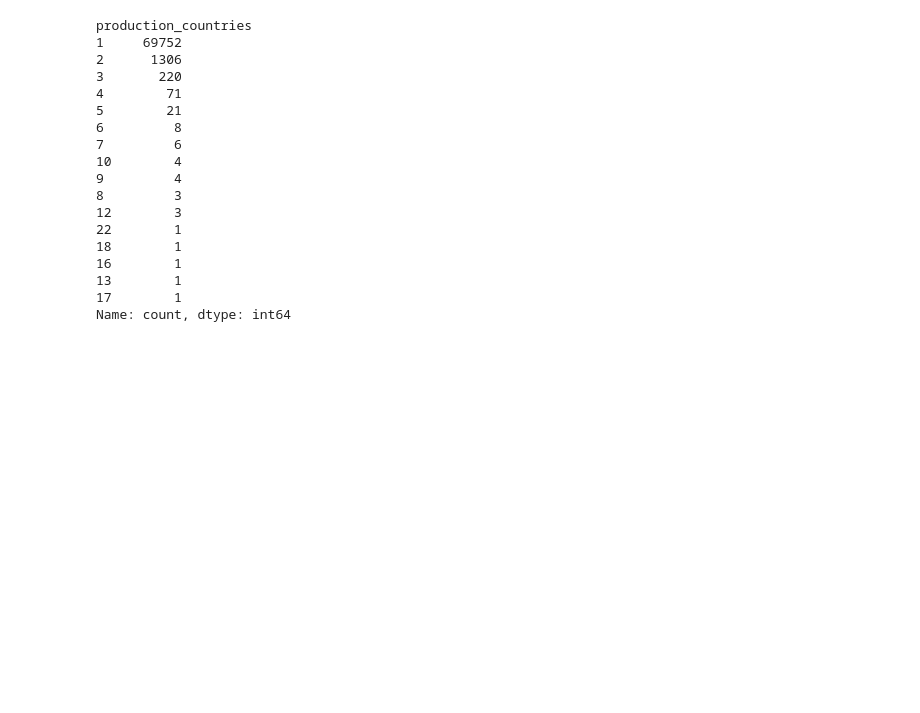
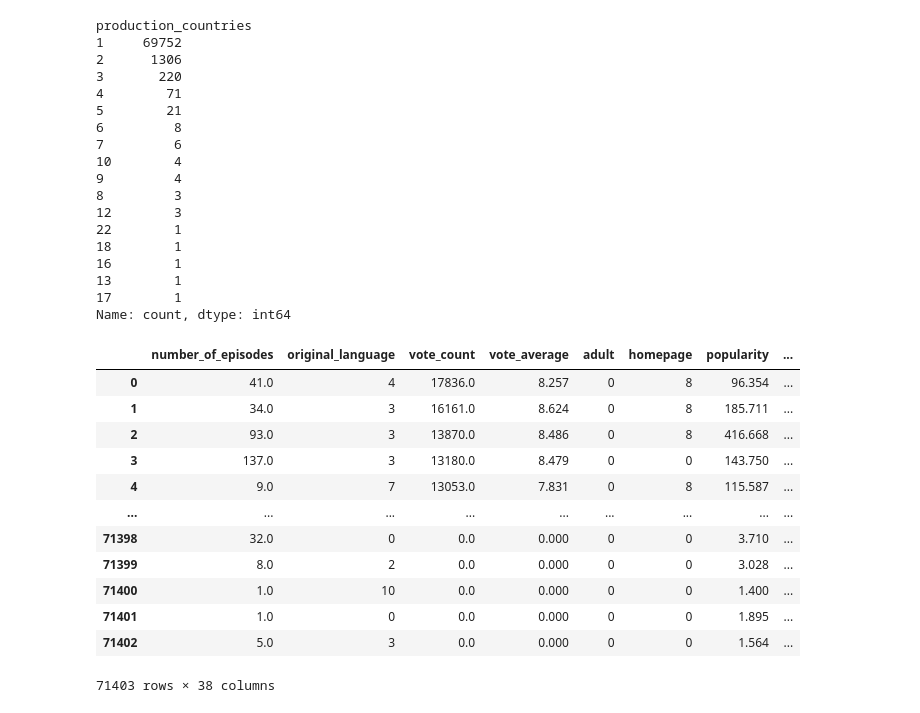
Before and after one commit to mosheharary/ds17_tv_shows, a Jupyter notebook: tv_feature_selection.ipynb, the cells around one changed output. Saved outputs shown, nothing was run; the diff lists cells and outputs as text; code cells hidden in the pictures; blank space fills up the shorter version.

```diff
--- a/tv_feature_selection.ipynb
+++ b/tv_feature_selection.ipynb
@@ -230,6 +230,22 @@ production_countries
 Name: count, dtype: int64
 # %%
 df.drop(['id'], axis=1, inplace=True)
+# %%
+df
+# %% [output]
+|  | number_of_episodes | original_language | vote_count | vote_average | adult | homepage | popularity | ... |
+| 0 | 41.0 | 4 | 17836.0 | 8.257 | 0 | 8 | 96.354 | ... |
+| 1 | 34.0 | 3 | 16161.0 | 8.624 | 0 | 8 | 185.711 | ... |
+| 2 | 93.0 | 3 | 13870.0 | 8.486 | 0 | 8 | 416.668 | ... |
+| 3 | 137.0 | 3 | 13180.0 | 8.479 | 0 | 0 | 143.750 | ... |
+| 4 | 9.0 | 7 | 13053.0 | 7.831 | 0 | 8 | 115.587 | ... |
+| ... | ... | ... | ... | ... | ... | ... | ... | ... |
+| 71398 | 32.0 | 0 | 0.0 | 0.000 | 0 | 0 | 3.710 | ... |
+| 71399 | 8.0 | 2 | 0.0 | 0.000 | 0 | 0 | 3.028 | ... |
+| 71400 | 1.0 | 10 | 0.0 | 0.000 | 0 | 0 | 1.400 | ... |
+| 71401 | 1.0 | 0 | 0.0 | 0.000 | 0 | 0 | 1.895 | ... |
+| 71402 | 5.0 | 3 | 0.0 | 0.000 | 0 | 0 | 1.564 | ... |
+71403 rows × 38 columns
 # %%
 df.to_csv('tv_feature_selection.csv')
 df.to_pickle('tv_feature_selection.pkl')
```
Also changed, not shown: parts of 7 cells of this notebook, 3 other files.
